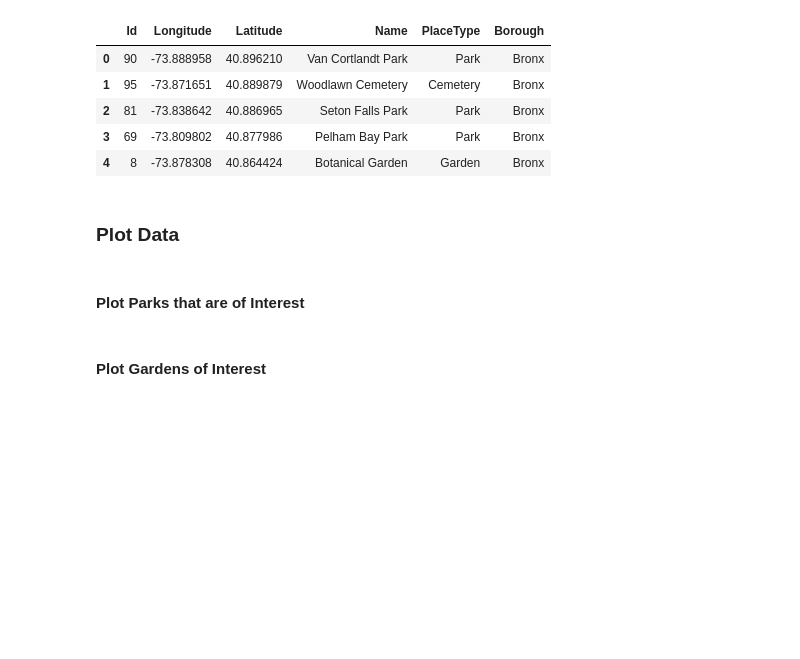
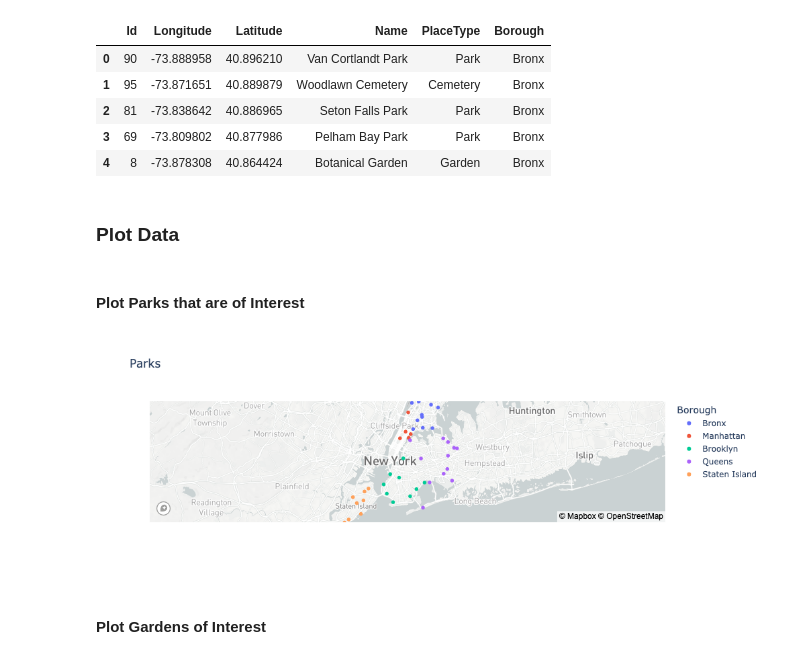
Before and after one commit to juil/fintech-uoftbootcamp, a Jupyter notebook: 06-pyviz/class2/Activities - Plotly/04-Stu_Mapping_Adventures/Unsolved/Challenge/mapping_adventures.ipynb, the cells around one changed output. Drawn from its saved outputs; the diff is of its cells as text; code cells hidden in the pictures; blank space fills up the shorter version.

Commit message:
Plot using scatter_mapbox

```diff
--- a/06-pyviz/class2/Activities - Plotly/04-Stu_Mapping_Adventures/Unsolved/Challenge/mapping_adventures.ipynb
+++ b/06-pyviz/class2/Activities - Plotly/04-Stu_Mapping_Adventures/Unsolved/Challenge/mapping_adventures.ipynb
@@ -41,6 +44,11 @@ places_of_interest.head()
 #### Plot Parks that are of Interest
 # %%
 # Slice and plot data by place type of park
+parks = places_of_interest[places_of_interest['PlaceType']=='Park']
+px.scatter_mapbox(parks, lat='Latitude', lon='Longitude',
+                 color='Borough', title='Parks')
+# %% [output]
+[figure, added]
 # %% [markdown]
 #### Plot Gardens of Interest
 # %%
```
Also changed, not shown: parts of 3 cells of this notebook.
